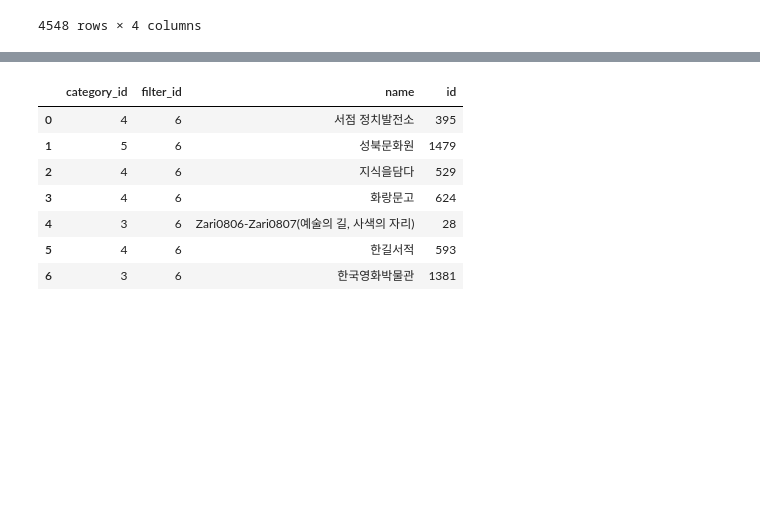
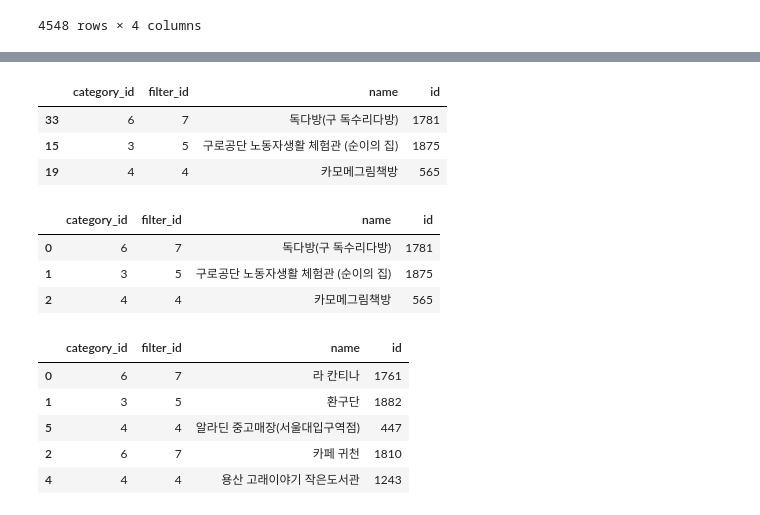
Before and after one commit to maryrichard1022/capstone2_data, a Jupyter notebook: 캡스톤2/학습모델/초기 레이블링 추천 방식.ipynb, the cells around one changed output, grey strips where cells are left out. Cells and saved outputs as stored; diff of their text form; code cells hidden in the pictures; blank space fills up the shorter version.

```diff
--- a/캡스톤2/학습모델/학습모델.ipynb
+++ b/캡스톤2/학습모델/초기 레이블링 추천 방식.ipynb
@@ -88,47 +88,49 @@ place_sampled
+# %%
+#np.random.seed(42)
+
+# 임의로 사용자가 찜한 플레이스 목록 생성
+user_likes = pd.DataFrame(place_sampled.sample(n=3))
+user_likes
+# %% [output]
+|  | category_id | filter_id | name | id |
+| 33 | 6 | 7 | 독다방(구 독수리다방) | 1781 |
+| 15 | 3 | 5 | 구로공단 노동자생활 체험관 (순이의 집) | 1875 |
+| 19 | 4 | 4 | 카모메그림책방 | 565 |
+# %%
+user_liked_places = pd.merge(user_likes, place, how='left')
+user_liked_places
+# %% [output]
+|  | category_id | filter_id | name | id |
+| 0 | 6 | 7 | 독다방(구 독수리다방) | 1781 |
+| 1 | 3 | 5 | 구로공단 노동자생활 체험관 (순이의 집) | 1875 |
+| 2 | 4 | 4 | 카모메그림책방 | 565 |
 # %%
-#np.random.seed(42)
-
-# 임시로 사용자가 찜한 플레이스 목록 생성
-user_likes = pd.DataFrame({
-    'user_id': [1, 1],  # 같은 사용자가 여러 장소를 찜한 것으로 가정
-    'place_id': [1733, 1473]  # 사용자가 찜한 플레이스
-})
-
-# 사용자가 찜한 플레이스 정보 저장
-user_liked_places = pd.merge(user_likes, place, left_on='place_id', right_on='id', how='left')
-
 # 사용자가 찜한 플레이스와 동일한 카테고리, 필터를 가진 다른 플레이스 추천
-def recommend_similar_places(user_liked_places, places, target_count):
-    recommended_places = pd.DataFrame(columns=places.columns)
+def recommend_similar_places(user_liked_places, place, target_count):
+    recommended_places = pd.DataFrame(columns=place.columns)
 
     for index, row in user_liked_places.iterrows():
-        similar_places = places[(places['category_id'] == row['category_id']) | (places['filter_id'] == row['filter_id'])]
+        similar_places = place[(place['category_id'] == row['category_id']) & (place['filter_id'] == row['filter_id'])]
         similar_places = similar_places[similar_places['name'] != row['name']]
 
         if not similar_places.empty:
-            # 중복을 제거한 후에 목표 개수에 도달할 때까지 샘플링
             sampled_places = similar_places.drop_duplicates(subset=['name'])
-            if len(sampled_places) > target_count:
-                sampled_places = sampled_places.sample(n=target_count, replace=False)
+            sampled_places = sampled_places.sample(n=min(target_count, len(similar_places)), replace=True) # 각 조건에 해당하는 장소를 n개씩 뽑음
             recommended_places = pd.concat([recommended_places, sampled_places], ignore_index=True)
-
-            # 목표 개수에 도달하면 반복 종료
-            if len(recommended_places) >= target_count:
-                break
+            recommended_places = recommended_places.drop_duplicates(subset=['name'])
+            recommended_places = recommended_places.sample(frac=1, random_state=42).head(5) # 카테고리, 필터가 일치하는 장소 중에 총 5개만 뽑음
 
     return recommended_places
-
-# 추천을 위한 함수 호출
-recommended_places = recommend_similar_places(user_liked_places, place, target_count=7)
-recommended_places
-# %% [output]
-|  | category_id | filter_id | name | id |
-| 0 | 4 | 6 | 서점 정치발전소 | 395 |
-| 1 | 5 | 6 | 성북문화원 | 1479 |
-| 2 | 4 | 6 | 지식을담다 | 529 |
-| 3 | 4 | 6 | 화랑문고 | 624 |
-| 4 | 3 | 6 | Zari0806-Zari0807(예술의 길, 사색의 자리) | 28 |
-| 5 | 4 | 6 | 한길서적 | 593 |
-| 6 | 3 | 6 | 한국영화박물관 | 1381 |
+# %%
+# 사용자에게 추천할 플레이스
+recommended_places = recommend_similar_places(user_liked_places, place, target_count=2)
+recommended_places
+# %% [output]
+|  | category_id | filter_id | name | id |
+| 0 | 6 | 7 | 라 칸티나 | 1761 |
+| 1 | 3 | 5 | 환구단 | 1882 |
+| 5 | 4 | 4 | 알라딘 중고매장(서울대입구역점) | 447 |
+| 2 | 6 | 7 | 카페 귀천 | 1810 |
+| 4 | 4 | 4 | 용산 고래이야기 작은도서관 | 1243 |
 # %%
 # train, test 데이터 분리
```
Also changed, not shown: parts of 5 cells of this notebook, 2 other files.
